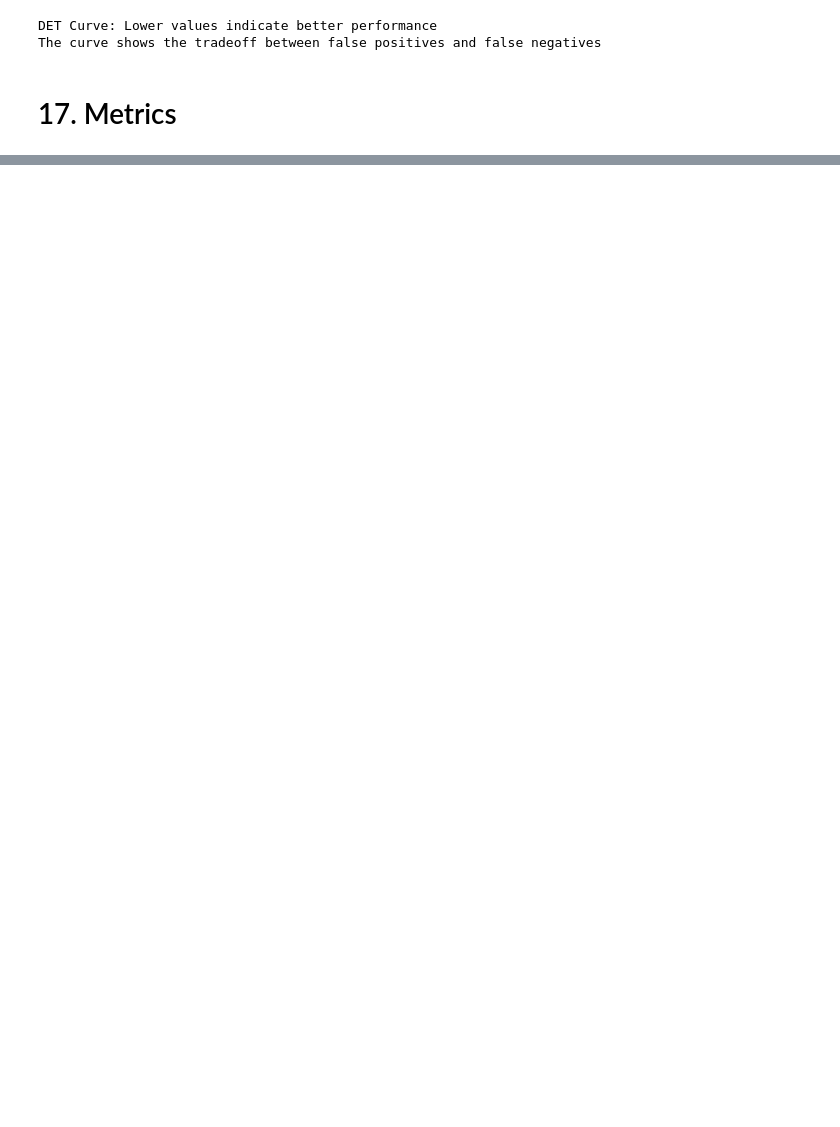
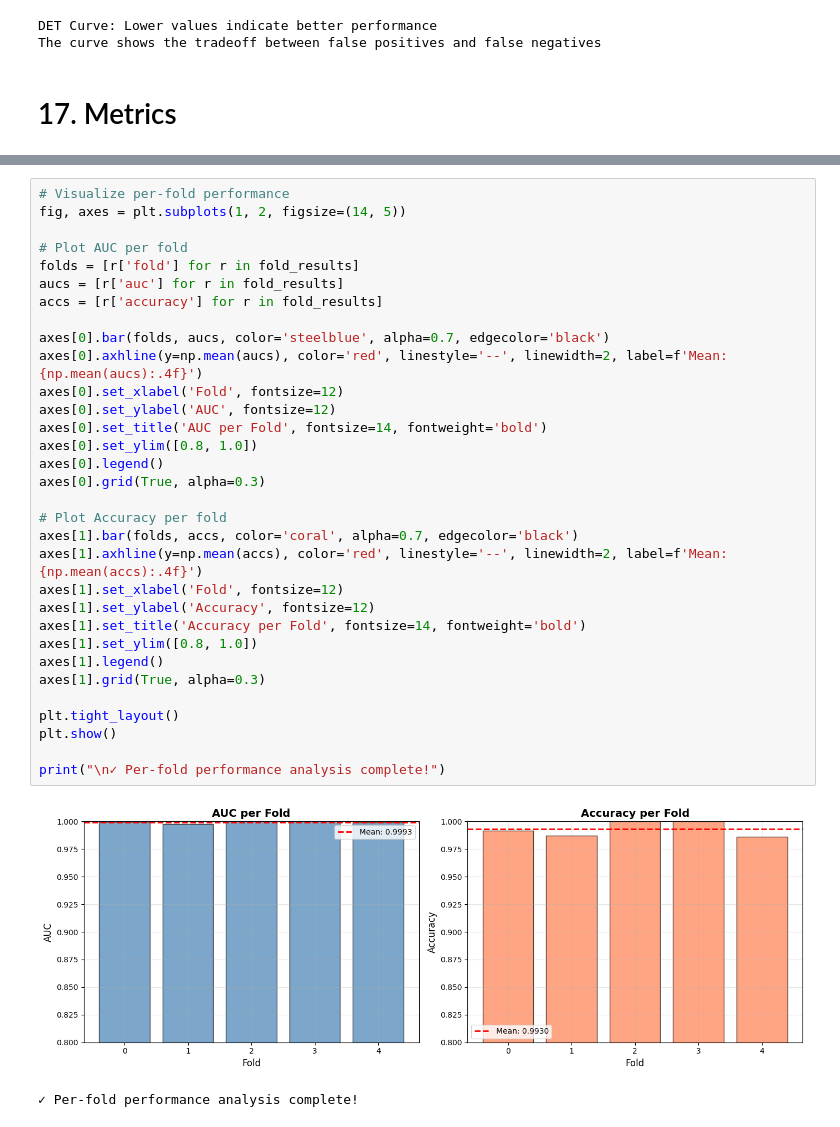
Before and after one commit to vlbthambawita/AF_detection_vs_freq, a Jupyter notebook: src/main_cnn_125Hz.ipynb, the cells around one changed output, grey strips where cells are left out. Saved outputs shown, nothing was run; the diff lists cells and outputs as text; blank space fills up the shorter version.

Commit message:
updated with all metrics per fold

```diff
--- a/src/main_cnn_125Hz.ipynb
+++ b/src/main_cnn_125Hz.ipynb
@@ -739,0 +820,35 @@ FN (False Negative):  0
+# %%
+# Visualize per-fold performance
+fig, axes = plt.subplots(1, 2, figsize=(14, 5))
+
+# Plot AUC per fold
+folds = [r['fold'] for r in fold_results]
+aucs = [r['auc'] for r in fold_results]
+accs = [r['accuracy'] for r in fold_results]
+
+axes[0].bar(folds, aucs, color='steelblue', alpha=0.7, edgecolor='black')
+axes[0].axhline(y=np.mean(aucs), color='red', linestyle='--', linewidth=2, label=f'Mean: {np.mean(aucs):.4f}')
+axes[0].set_xlabel('Fold', fontsize=12)
+axes[0].set_ylabel('AUC', fontsize=12)
+axes[0].set_title('AUC per Fold', fontsize=14, fontweight='bold')
+axes[0].set_ylim([0.8, 1.0])
+axes[0].legend()
+axes[0].grid(True, alpha=0.3)
+
+# Plot Accuracy per fold
+axes[1].bar(folds, accs, color='coral', alpha=0.7, edgecolor='black')
+axes[1].axhline(y=np.mean(accs), color='red', linestyle='--', linewidth=2, label=f'Mean: {np.mean(accs):.4f}')
+axes[1].set_xlabel('Fold', fontsize=12)
+axes[1].set_ylabel('Accuracy', fontsize=12)
+axes[1].set_title('Accuracy per Fold', fontsize=14, fontweight='bold')
+axes[1].set_ylim([0.8, 1.0])
+axes[1].legend()
+axes[1].grid(True, alpha=0.3)
+
+plt.tight_layout()
+plt.show()
+
+print("\n✓ Per-fold performance analysis complete!")
+# %% [output]
+[figure, added]
+✓ Per-fold performance analysis complete!
```
Also changed, not shown: parts of 17 cells of this notebook, 12 other files.
